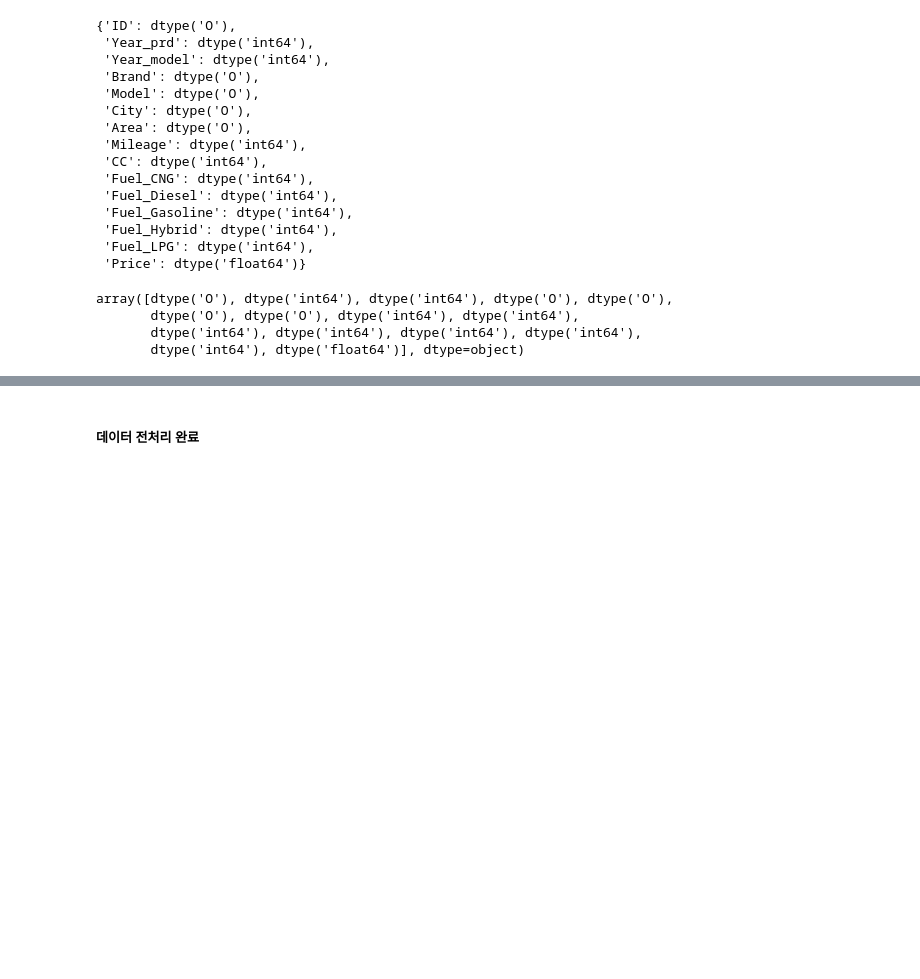
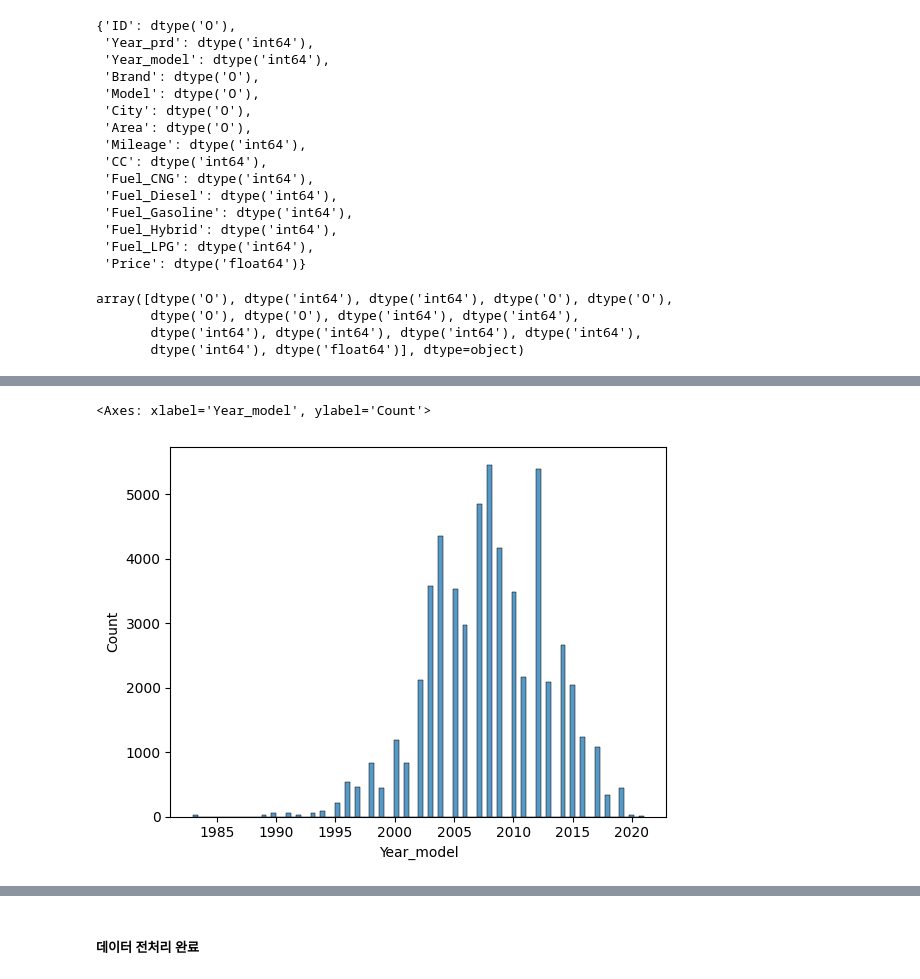
Before and after one commit to woojooc/ML_Car, a Jupyter notebook: jm/dacon/preprocessing.ipynb, the cells around one changed output, grey strips where cells are left out. Cells and saved outputs as stored; diff of their text form; code cells hidden in the pictures; blank space fills up the shorter version.

```diff
--- a/jm/dacon/preprocessing.ipynb
+++ b/jm/dacon/preprocessing.ipynb
@@ -276,0 +359,7 @@ column :  Area
+# %%
+# Year_prd
+
+sns.histplot(x=df['Year_model'])
+# %% [output]
+<Axes: xlabel='Year_model', ylabel='Count'>
+[figure, added]
```
Also changed, not shown: parts of 20 cells of this notebook, 2 other files.
